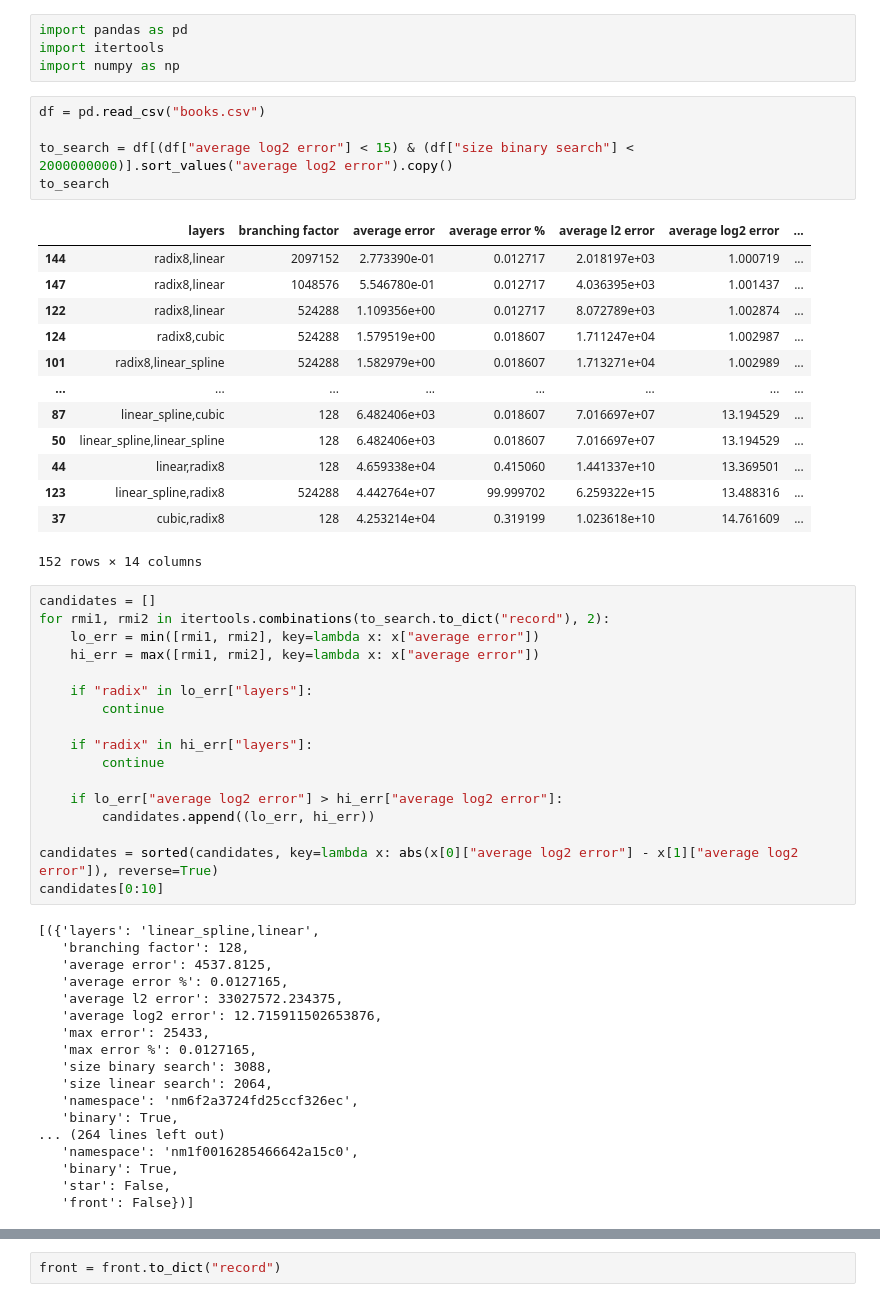
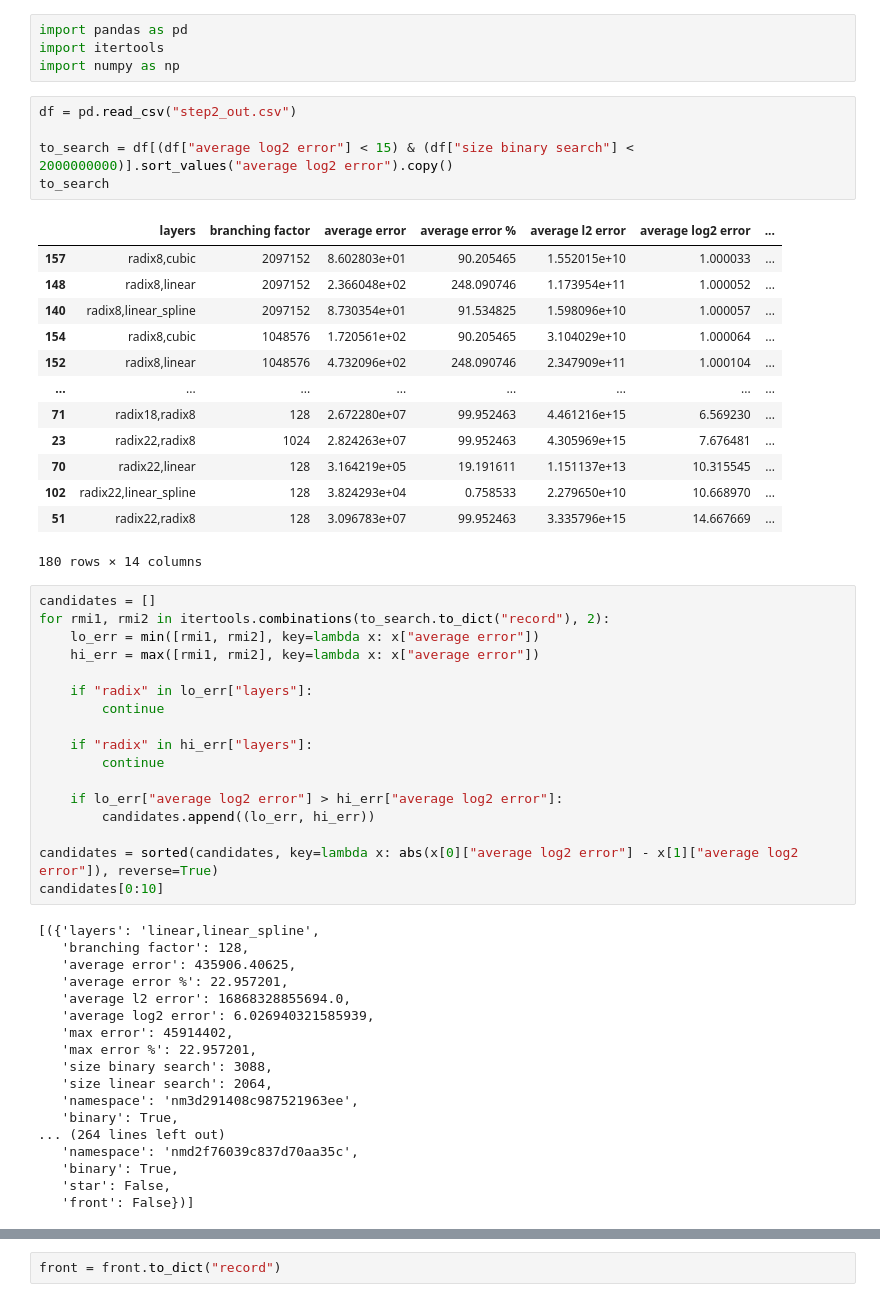
Before and after one commit to learnedsystems/RMI, a Jupyter notebook: optimizer/Untitled.ipynb, the cells around one changed output, grey strips where cells are left out. Saved outputs shown, nothing was run; the diff lists cells and outputs as text.

```diff
--- a/optimizer/Untitled.ipynb
+++ b/optimizer/Untitled.ipynb
@@ -3,24 +3,24 @@ import pandas as pd
 import itertools
 import numpy as np
 # %%
-df = pd.read_csv("books.csv")
+df = pd.read_csv("step2_out.csv")
 
 to_search = df[(df["average log2 error"] < 15) & (df["size binary search"] < 2000000000)].sort_values("average log2 error").copy()
 to_search
 # %% [output]
 |  | layers | branching factor | average error | average error % | average l2 error | average log2 error | ... |
-| 144 | radix8,linear | 2097152 | 2.773390e-01 | 0.012717 | 2.018197e+03 | 1.000719 | ... |
-| 147 | radix8,linear | 1048576 | 5.546780e-01 | 0.012717 | 4.036395e+03 | 1.001437 | ... |
-| 122 | radix8,linear | 524288 | 1.109356e+00 | 0.012717 | 8.072789e+03 | 1.002874 | ... |
-| 124 | radix8,cubic | 524288 | 1.579519e+00 | 0.018607 | 1.711247e+04 | 1.002987 | ... |
-| 101 | radix8,linear_spline | 524288 | 1.582979e+00 | 0.018607 | 1.713271e+04 | 1.002989 | ... |
+| 157 | radix8,cubic | 2097152 | 8.602803e+01 | 90.205465 | 1.552015e+10 | 1.000033 | ... |
+| 148 | radix8,linear | 2097152 | 2.366048e+02 | 248.090746 | 1.173954e+11 | 1.000052 | ... |
+| 140 | radix8,linear_spline | 2097152 | 8.730354e+01 | 91.534825 | 1.598096e+10 | 1.000057 | ... |
+| 154 | radix8,cubic | 1048576 | 1.720561e+02 | 90.205465 | 3.104029e+10 | 1.000064 | ... |
+| 152 | radix8,linear | 1048576 | 4.732096e+02 | 248.090746 | 2.347909e+11 | 1.000104 | ... |
 | ... | ... | ... | ... | ... | ... | ... | ... |
-| 87 | linear_spline,cubic | 128 | 6.482406e+03 | 0.018607 | 7.016697e+07 | 13.194529 | ... |
-| 50 | linear_spline,linear_spline | 128 | 6.482406e+03 | 0.018607 | 7.016697e+07 | 13.194529 | ... |
-| 44 | linear,radix8 | 128 | 4.659338e+04 | 0.415060 | 1.441337e+10 | 13.369501 | ... |
-| 123 | linear_spline,radix8 | 524288 | 4.442764e+07 | 99.999702 | 6.259322e+15 | 13.488316 | ... |
-| 37 | cubic,radix8 | 128 | 4.253214e+04 | 0.319199 | 1.023618e+10 | 14.761609 | ... |
+| 71 | radix18,radix8 | 128 | 2.672280e+07 | 99.952463 | 4.461216e+15 | 6.569230 | ... |
+| 23 | radix22,radix8 | 1024 | 2.824263e+07 | 99.952463 | 4.305969e+15 | 7.676481 | ... |
+| 70 | radix22,linear | 128 | 3.164219e+05 | 19.191611 | 1.151137e+13 | 10.315545 | ... |
+| 102 | radix22,linear_spline | 128 | 3.824293e+04 | 0.758533 | 2.279650e+10 | 10.668970 | ... |
+| 51 | radix22,radix8 | 128 | 3.096783e+07 | 99.952463 | 3.335796e+15 | 14.667669 | ... |
-152 rows × 14 columns
+180 rows × 14 columns
 # %%
 candidates = []
 for rmi1, rmi2 in itertools.combinations(to_search.to_dict("record"), 2):
@@ -39,20 +39,20 @@ for rmi1, rmi2 in itertools.combinations(to_search.to_dict("record"), 2):
 candidates = sorted(candidates, key=lambda x: abs(x[0]["average log2 error"] - x[1]["average log2 error"]), reverse=True)
 candidates[0:10]
 # %% [output]
-[({'layers': 'linear_spline,linear',
+[({'layers': 'linear,linear_spline',
    'branching factor': 128,
-   'average error': 4537.8125,
-   'average error %': 0.0127165,
-   'average l2 error': 33027572.234375,
-   'average log2 error': 12.715911502653876,
-   'max error': 25433,
-   'max error %': 0.0127165,
+   'average error': 435906.40625,
+   'average error %': 22.957201,
+   'average l2 error': 16868328855694.0,
+   'average log2 error': 6.026940321585939,
+   'max error': 45914402,
+   'max error %': 22.957201,
    'size binary search': 3088,
    'size linear search': 2064,
-   'namespace': 'nm6f2a3724fd25ccf326ec',
+   'namespace': 'nm3d291408c987521963ee',
    'binary': True,
 ... (264 lines left out)
-   'namespace': 'nm1f0016285466642a15c0',
+   'namespace': 'nmd2f76039c837d70aa35c',
    'binary': True,
    'star': False,
    'front': False})]
```
Also changed, not shown: parts of 4 cells of this notebook.
